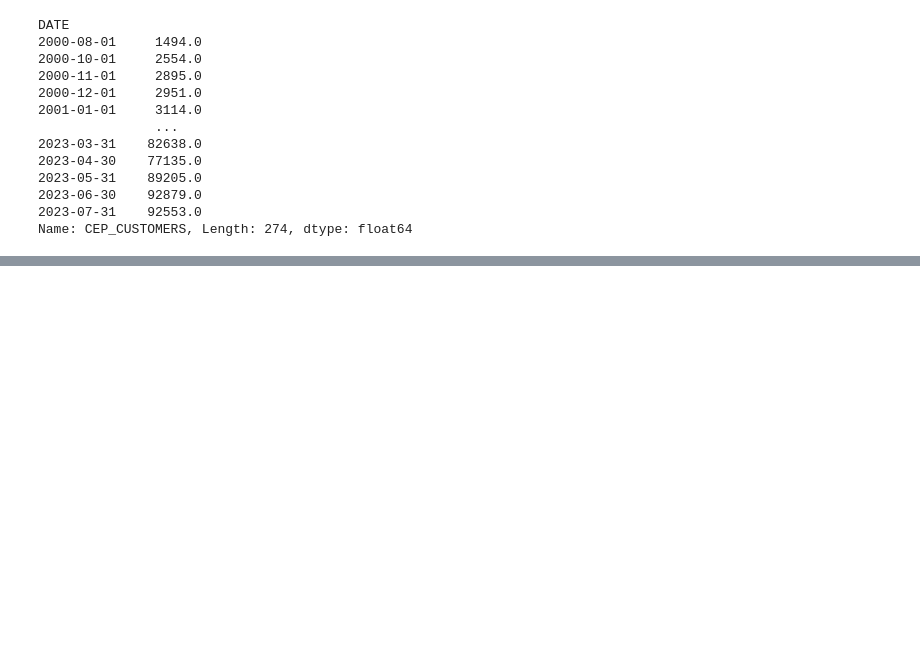
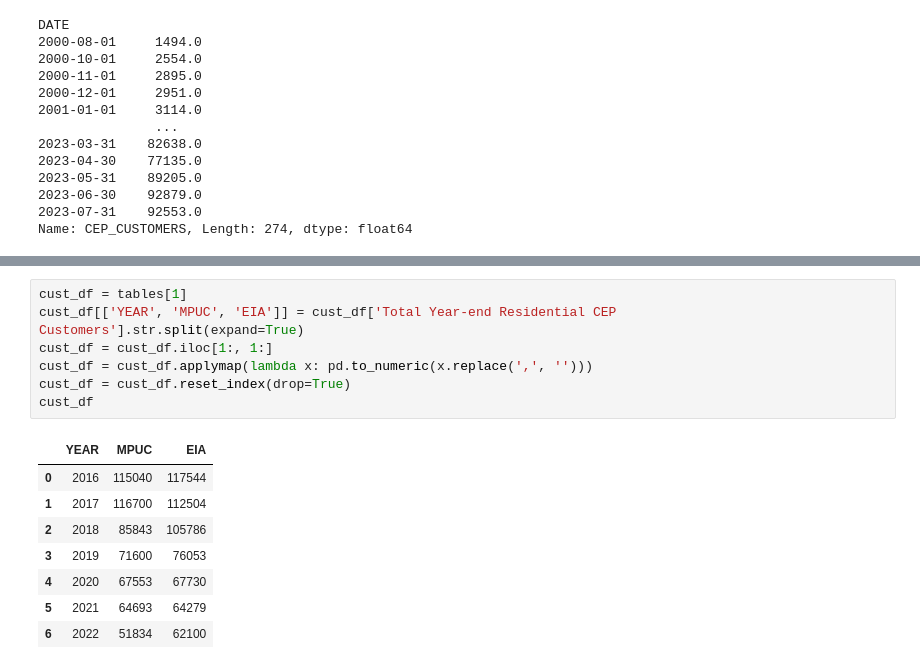
Before and after one commit to darrenfishell/data-projects, a Jupyter notebook: CEPs/eda.ipynb, the cells around one changed output, grey strips where cells are left out. Saved outputs shown, nothing was run; the diff lists cells and outputs as text; blank space fills up the shorter version.

```diff
--- a/CEPs/eda.ipynb
+++ b/CEPs/eda.ipynb
@@ -213 +218,17 @@ Name: CEP_CUSTOMERS, Length: 274, dtype: float64
+# %%
+cust_df = tables[1]
+cust_df[['YEAR', 'MPUC', 'EIA']] = cust_df['Total Year-end Residential CEP Customers'].str.split(expand=True)
+cust_df = cust_df.iloc[1:, 1:]
+cust_df = cust_df.applymap(lambda x: pd.to_numeric(x.replace(',', '')))
+cust_df = cust_df.reset_index(drop=True)
+cust_df
+# %% [output]
+|  | YEAR | MPUC | EIA |
+| 0 | 2016 | 115040 | 117544 |
+| 1 | 2017 | 116700 | 112504 |
+| 2 | 2018 | 85843 | 105786 |
+| 3 | 2019 | 71600 | 76053 |
+| 4 | 2020 | 67553 | 67730 |
+| 5 | 2021 | 64693 | 64279 |
+| 6 | 2022 | 51834 | 62100 |
 # %%
```
Also changed, not shown: parts of 9 cells of this notebook, 2 other files.
